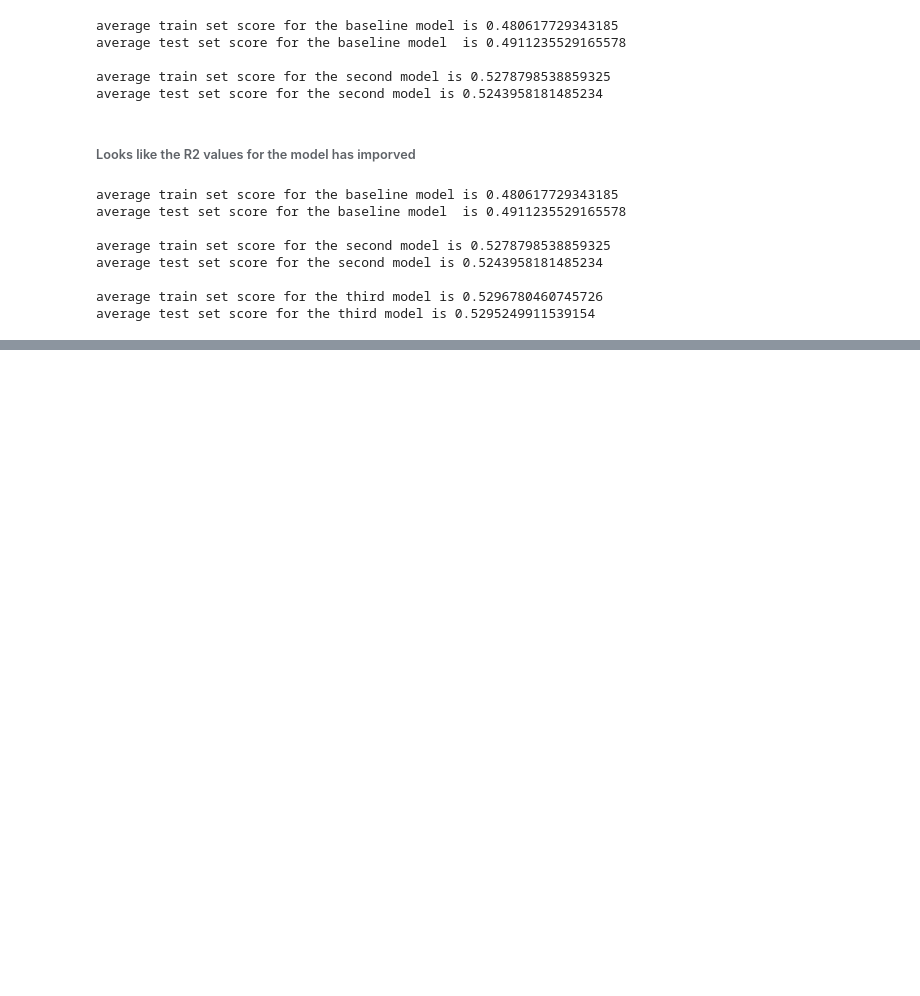
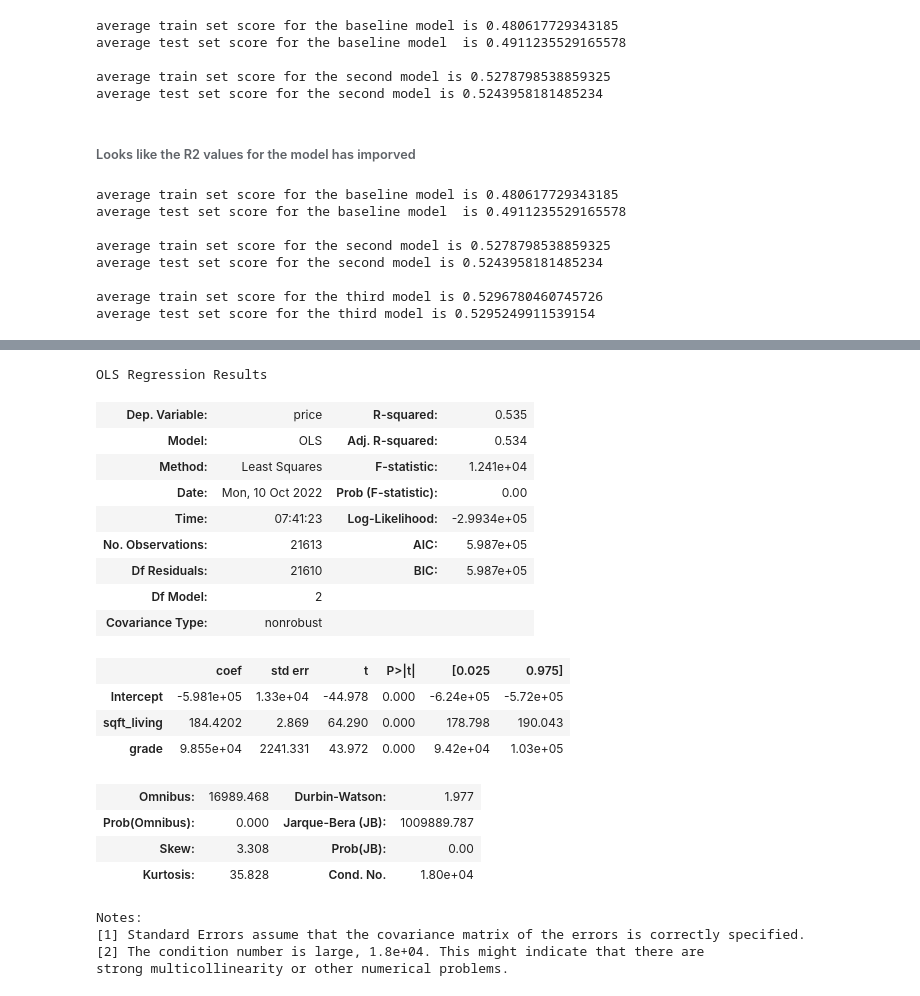
Before and after one commit to rahulakrish/linear_regression, a Jupyter notebook: phase2_project.ipynb, the cells around one changed output, grey strips where cells are left out. Saved outputs shown, nothing was run; the diff lists cells and outputs as text; code cells hidden in the pictures; blank space fills up the shorter version.

```diff
--- a/phase2_project.ipynb
+++ b/phase2_project.ipynb
@@ -609,0 +673,33 @@ average test set score for the third model is 0.5295249911539154
+# %%
+#get the model between price adding grade
+
+f = 'price~sqft_living+grade'
+
+#build the model
+model=ols(formula=f,data=cats).fit()
+
+#get summary statistics
+model.summary()
+# %% [output]
+OLS Regression Results
+| Dep. Variable: | price | R-squared: | 0.535 |
+| Model: | OLS | Adj. R-squared: | 0.534 |
+| Method: | Least Squares | F-statistic: | 1.241e+04 |
+| Date: | Mon, 10 Oct 2022 | Prob (F-statistic): | 0.00 |
+| Time: | 07:41:23 | Log-Likelihood: | -2.9934e+05 |
+| No. Observations: | 21613 | AIC: | 5.987e+05 |
+| Df Residuals: | 21610 | BIC: | 5.987e+05 |
+| Df Model: | 2 |  |  |
+| Covariance Type: | nonrobust |  |  |
+|  | coef | std err | t | P>|t| | [0.025 | 0.975] |
+| Intercept | -5.981e+05 | 1.33e+04 | -44.978 | 0.000 | -6.24e+05 | -5.72e+05 |
+| sqft_living | 184.4202 | 2.869 | 64.290 | 0.000 | 178.798 | 190.043 |
+| grade | 9.855e+04 | 2241.331 | 43.972 | 0.000 | 9.42e+04 | 1.03e+05 |
+| Omnibus: | 16989.468 | Durbin-Watson: | 1.977 |
+| Prob(Omnibus): | 0.000 | Jarque-Bera (JB): | 1009889.787 |
+| Skew: | 3.308 | Prob(JB): | 0.00 |
+| Kurtosis: | 35.828 | Cond. No. | 1.80e+04 |
+Notes:
+[1] Standard Errors assume that the covariance matrix of the errors is correctly specified.
+[2] The condition number is large, 1.8e+04. This might indicate that there are
+strong multicollinearity or other numerical problems.
```
Also changed, not shown: parts of 8 cells of this notebook.
